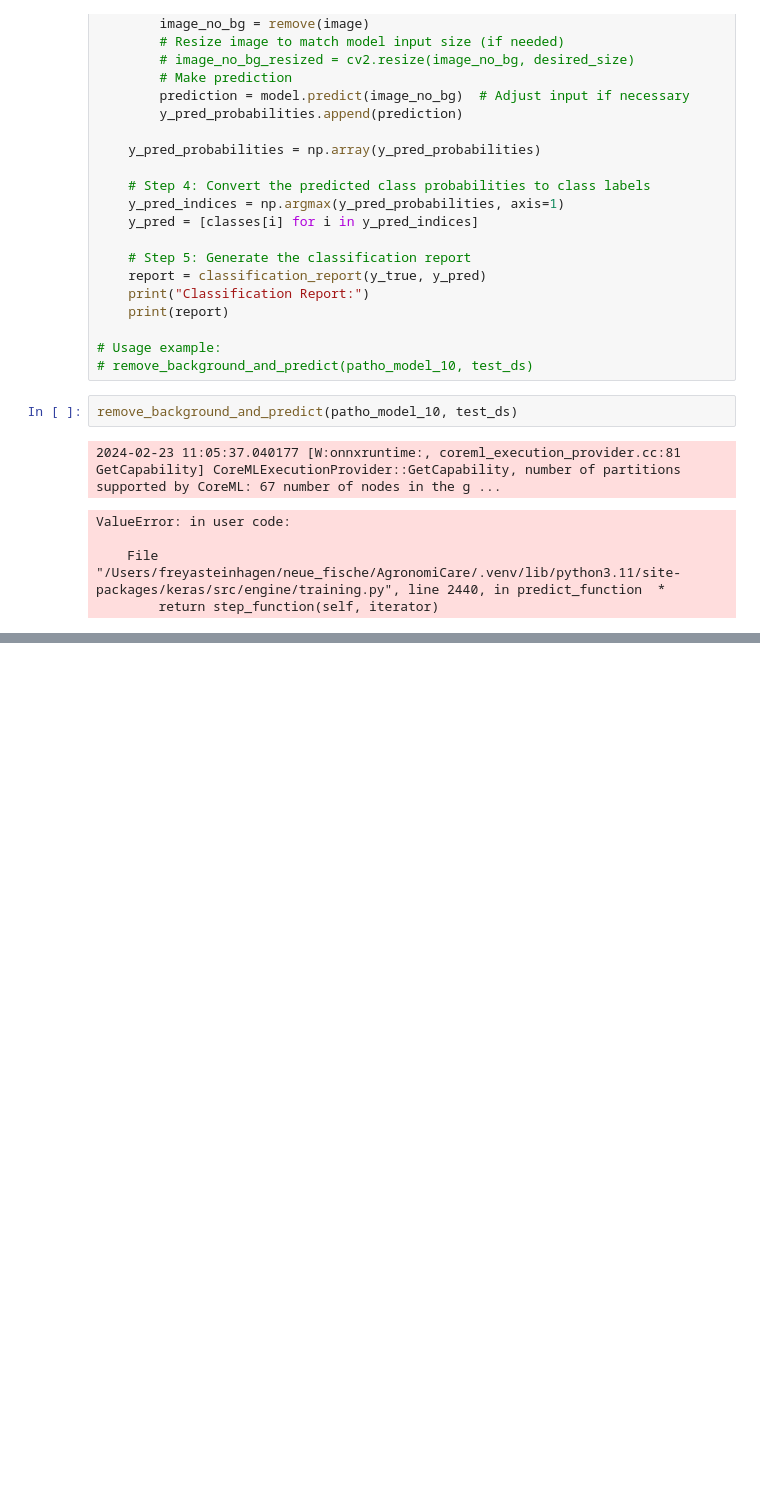
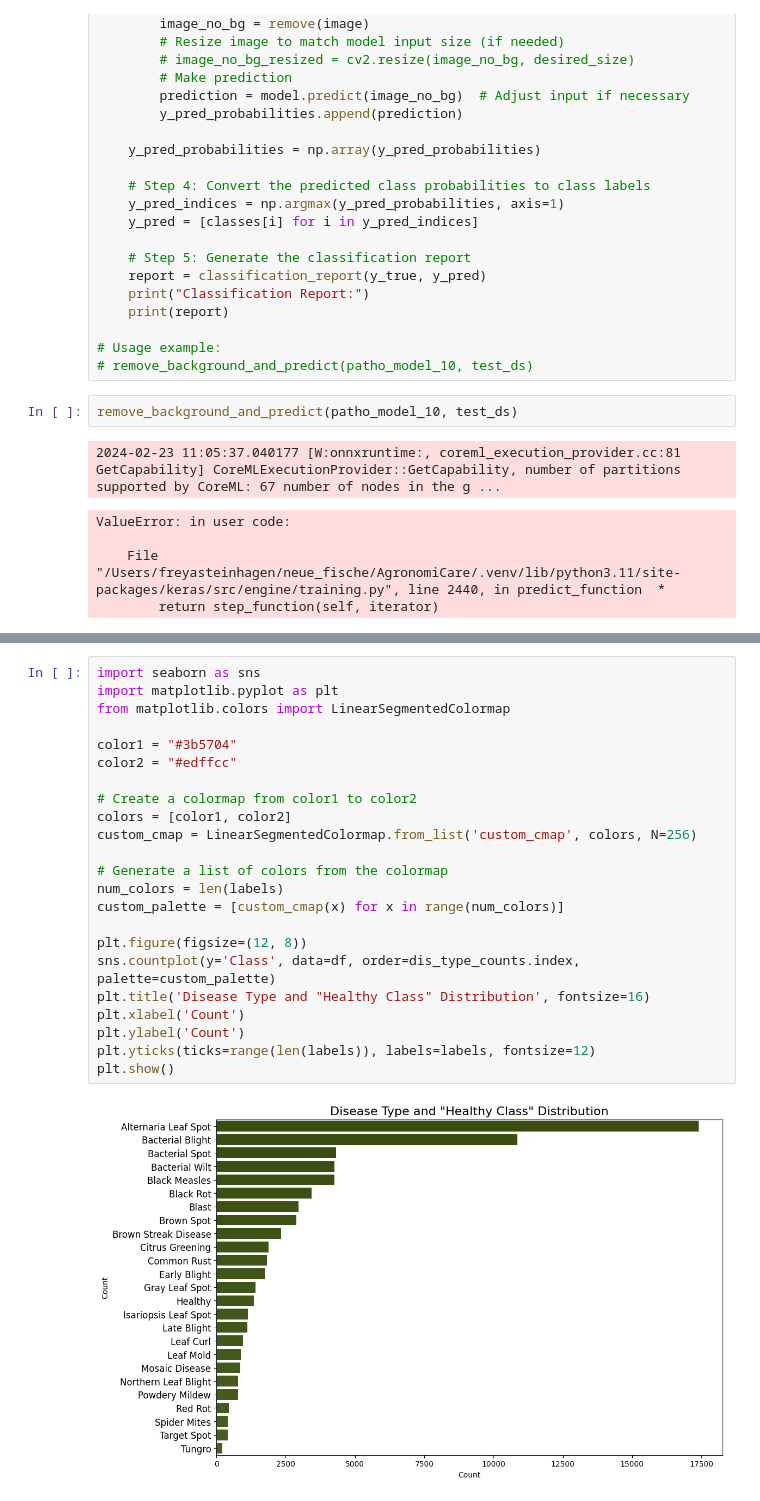
Before and after one commit to forster-j/AgronomiCare, a Jupyter notebook: notebooks/Disease_specific_filter.ipynb, the cells around one changed output, grey strips where cells are left out. Cells and saved outputs as stored; diff of their text form; blank space fills up the shorter version.

```diff
--- a/notebooks/Disease_specific_filter.ipynb
+++ b/notebooks/Disease_specific_filter.ipynb
@@ -758,0 +909,25 @@ ValueError: in user code:
+# %%
+import seaborn as sns
+import matplotlib.pyplot as plt
+from matplotlib.colors import LinearSegmentedColormap
+
+color1 = "#3b5704"
+color2 = "#edffcc"
+
+# Create a colormap from color1 to color2
+colors = [color1, color2]
+custom_cmap = LinearSegmentedColormap.from_list('custom_cmap', colors, N=256)
+
+# Generate a list of colors from the colormap
+num_colors = len(labels)
+custom_palette = [custom_cmap(x) for x in range(num_colors)]
+
+plt.figure(figsize=(12, 8))
+sns.countplot(y='Class', data=df, order=dis_type_counts.index, palette=custom_palette)
+plt.title('Disease Type and "Healthy Class" Distribution', fontsize=16)
+plt.xlabel('Count')
+plt.ylabel('Count')
+plt.yticks(ticks=range(len(labels)), labels=labels, fontsize=12)
+plt.show()
+# %% [output]
+[figure, added]
```
Also changed, not shown: parts of 12 cells of this notebook.
